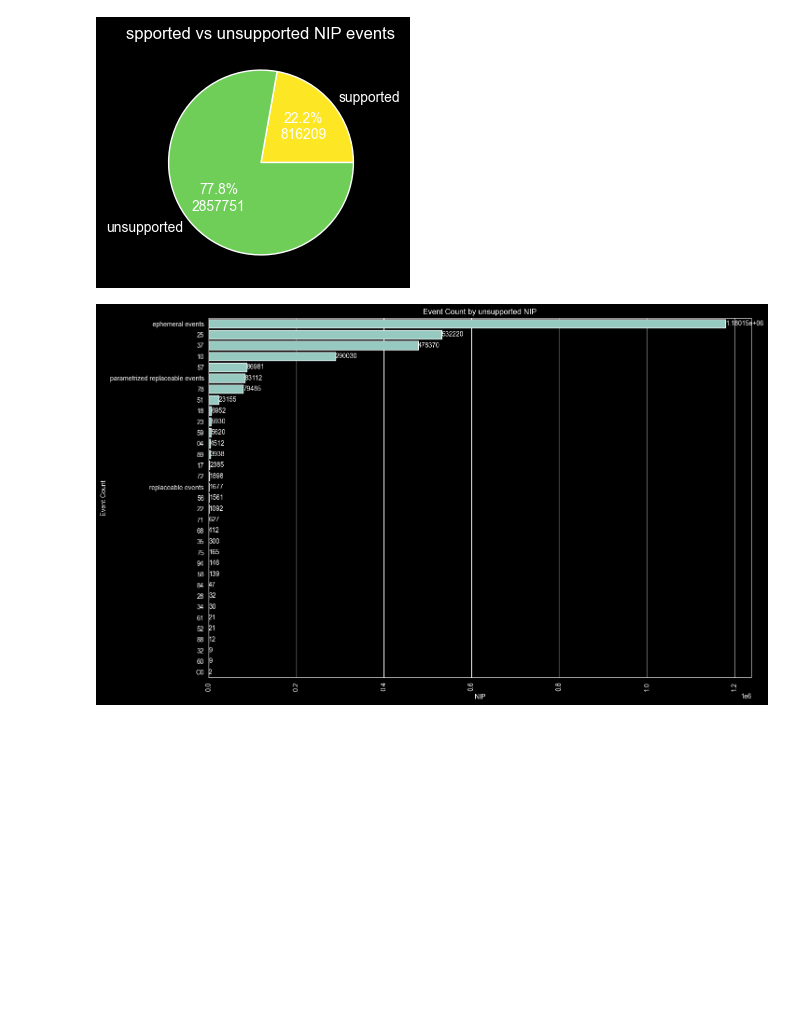
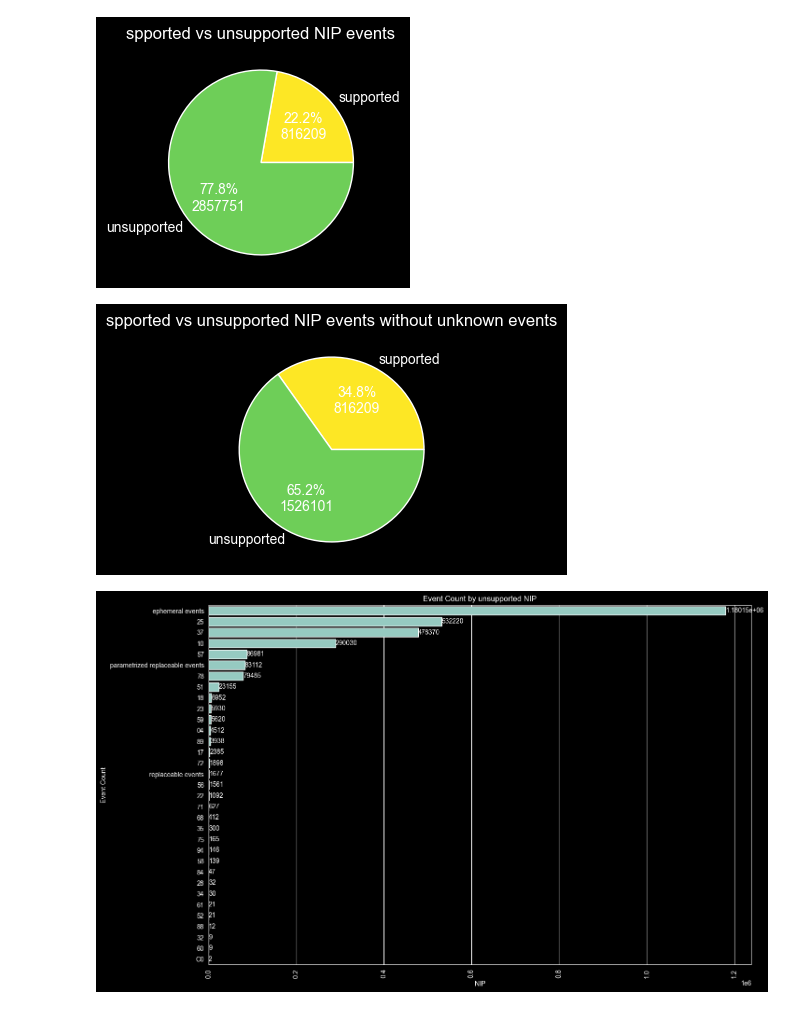
Before and after one commit to SEG-UNIBE/artio-insight, a Jupyter notebook: notebooks/artio.ipynb, the cells around one changed output. Cells and saved outputs as stored; diff of their text form; code cells hidden in the pictures; blank space fills up the shorter version.

```diff
--- a/notebooks/artio.ipynb
+++ b/notebooks/artio.ipynb
@@ -794,6 +794,18 @@ save_pdf(plt, "supported_unsupported_nip_events")
 plt.show()
 # %% [output]
 [figure]
+# %%
+df_plot = df_event_nips_with_null.loc[df_event_nips_with_null["nipname"] != "unknown"]
+df_plot = df_plot.groupby("supported")["count"].sum()
+
+fig, ax = plt.subplots(figsize=(20, 3))
+plt.pie(df_plot, labels=df_plot.index, colors=colors, autopct=format_piechart_label(df_plot))
+ax.set_title('spported vs unsupported NIP events without unknown events')
+
+save_pdf(plt, "supported_unsupported_nip_events")
+plt.show()
+# %% [output]
+[figure, added]
 # %%
 df_plot = df_event_nips.loc[df_event_nips["supported"] != "supported"]
 df_plot = df_plot.groupby("nipname")["count"].sum()
```
Also changed, not shown: parts of 1 cell of this notebook.
